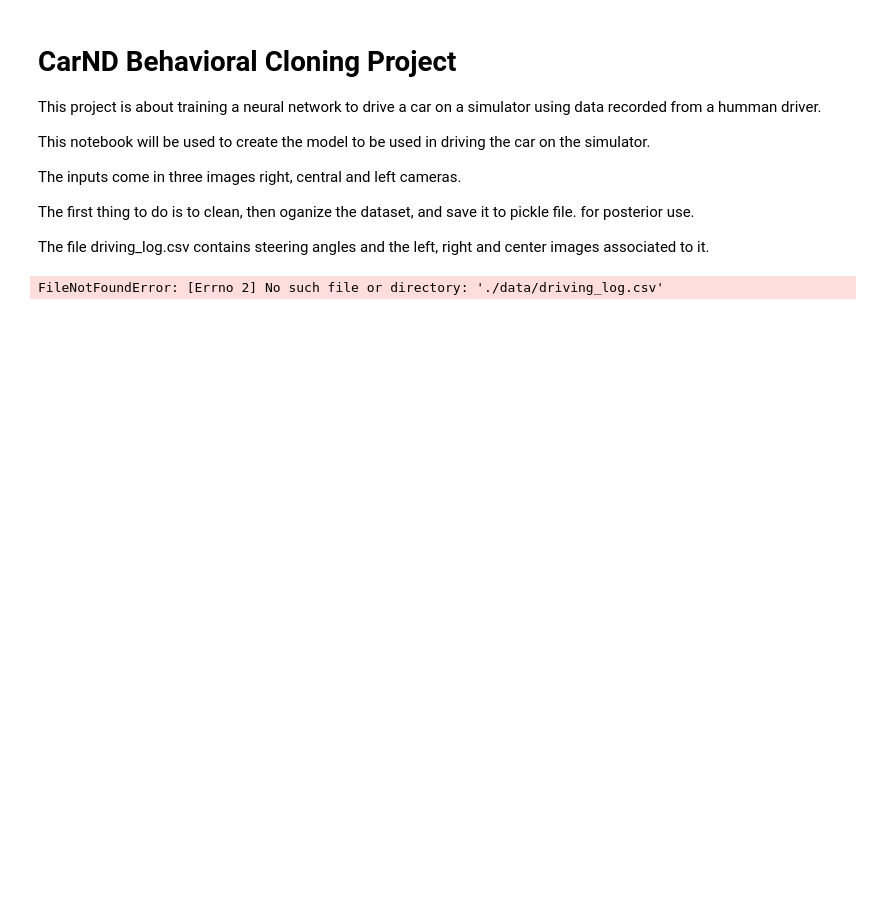
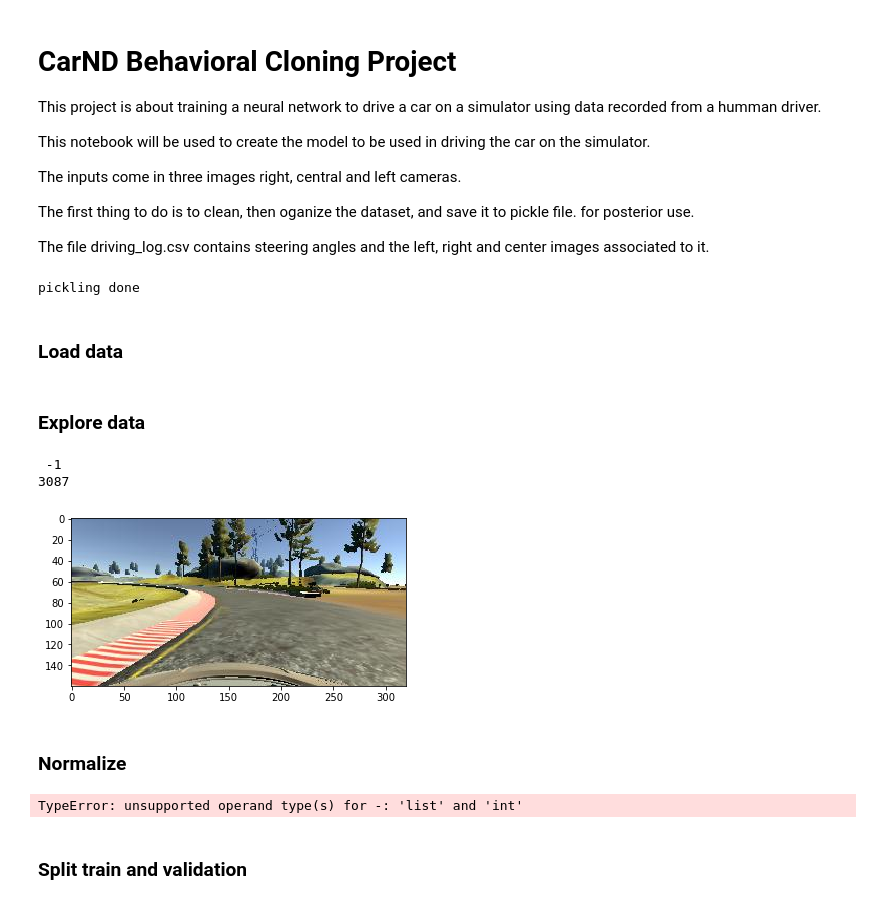
Before and after one commit to eduffreitas/CarND-Beahavioral-Cloning, a Jupyter notebook: model-creation.ipynb, the cells around one changed output. Drawn from its saved outputs; the diff is of its cells as text; code cells hidden in the pictures; blank space fills up the shorter version.

Commit message:
Adding data preparation

```diff
--- a/model-creation.ipynb
+++ b/model-creation.ipynb
@@ -13,9 +18,4 @@ The file driving_log.csv contains steering angles and the left, right and center
 # %%
-import pickle
-import csv
-import numpy as np
-import cv2
-
 path_to_replace = "C:\\Users\\eduardo\\Documents\\SelfDrivingCar\\simulator-windows-64\\"
 
 def ReplaceWrongPath(value):
@@ -29,14 +29,18 @@ labels = []
 with open('./data/driving_log.csv', 'r') as csvfile:
     csv_reader = csv.reader(csvfile)
     for row in csv_reader:
-        center_imgs.append(cv2.imread('./' + ReplaceWrongPath(row[0])))
-        left_imgs.append(cv2.imread('./' + ReplaceWrongPath(row[1])))
-        right_imgs.append(cv2.imread('./' + ReplaceWrongPath(row[2])))
+
+        b,g,r = cv2.split(cv2.imread('./' + ReplaceWrongPath(row[0])))
+        center_imgs.append(np.array(cv2.merge([r,g,b])))
+        b,g,r = cv2.split(cv2.imread('./' + ReplaceWrongPath(row[1])))
+        left_imgs.append(np.array(cv2.merge([r,g,b])))
+        b,g,r = cv2.split(cv2.imread('./' + ReplaceWrongPath(row[2])))
+        right_imgs.append(np.array(cv2.merge([r,g,b])))
         labels.append(row[3])
 
-pickle.dump({features_center: center_imgs, features_left: left_imgs, features_right: right_imgs, labels: labels },
+pickle.dump({"features_center": center_imgs, "features_left": left_imgs, "features_right": right_imgs, "labels": labels },
             open( "driving_data.p", "wb" ))
 
 print("pickling done")
 # %% [output]
-FileNotFoundError: [Errno 2] No such file or directory: './data/driving_log.csv'
+pickling done
@@ -45,0 +47,47 @@ pickle.dump({"features_center": center_imgs, "features_left": left_imgs, "featur
+# %% [markdown]
+### Load data
+# %%
+training_file = 'driving_data.p'
+
+with open(training_file, mode='rb') as f:
+    train = pickle.load(f)
+
+X_train = train['features_center']
+y_train = train['labels']
+# %% [markdown]
+### Explore data
+# %%
+import matplotlib.pyplot as plt
+# Visualizations will be shown in the notebook.
+%matplotlib inline
+
+rand_image_index = np.random.randint(0, len(X_train))
+#plt.figure(figsize=(1,1))
+plt.imshow(X_train[rand_image_index].squeeze(), cmap='gray')
+print(y_train[rand_image_index])
+print(rand_image_index)
+# %% [output]
+ -1
+3087
+[figure, added]
+# %% [markdown]
+
+### Normalize
+# %%
+def Normalize(image_data):
+    a = 0.1
+    b = 0.9
+    img_min = 0
+    img_max = 255
+    return a + ( ( (image_data - img_min)*(b - a) )/( img_max - img_min ) )
+
+X_train = Normalize(X_train)
+
+print("Min", np.min(X_train))
+print("Max", np.max(X_train))
+print("Std", np.std(X_train))
+# %% [output]
+TypeError: unsupported operand type(s) for -: 'list' and 'int'
+# %% [markdown]
+
+### Split train and validation
```
Also changed, not shown: parts of 4 cells of this notebook.
